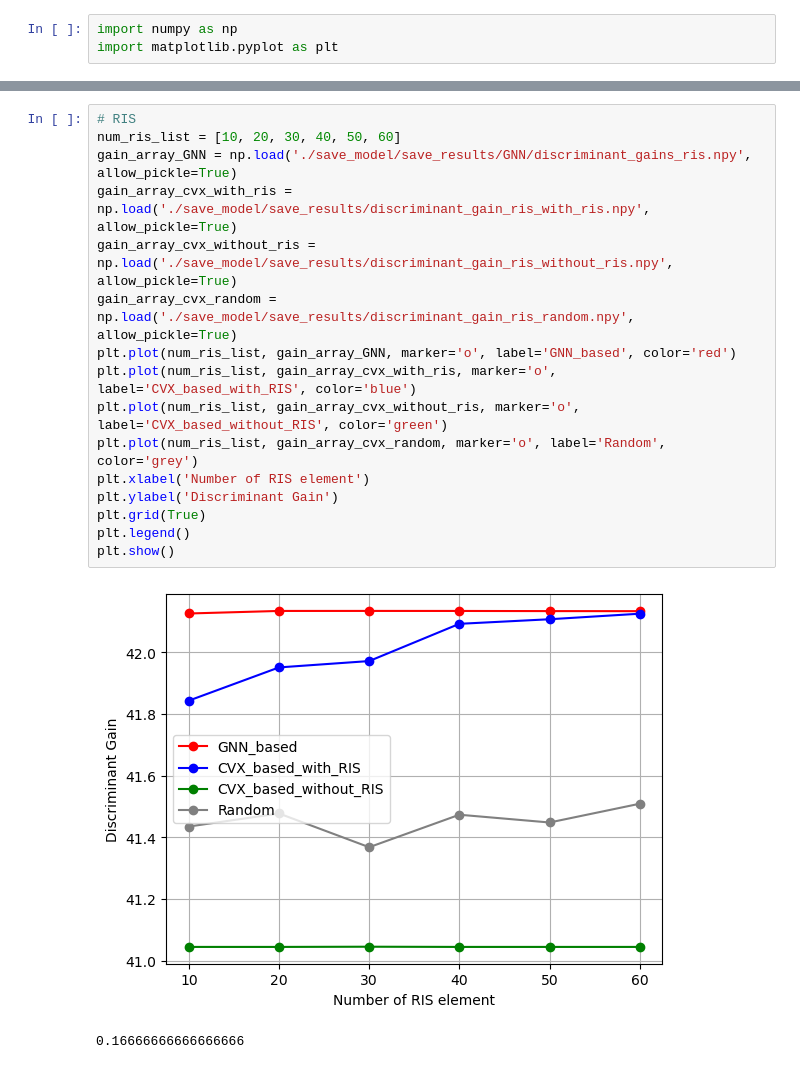
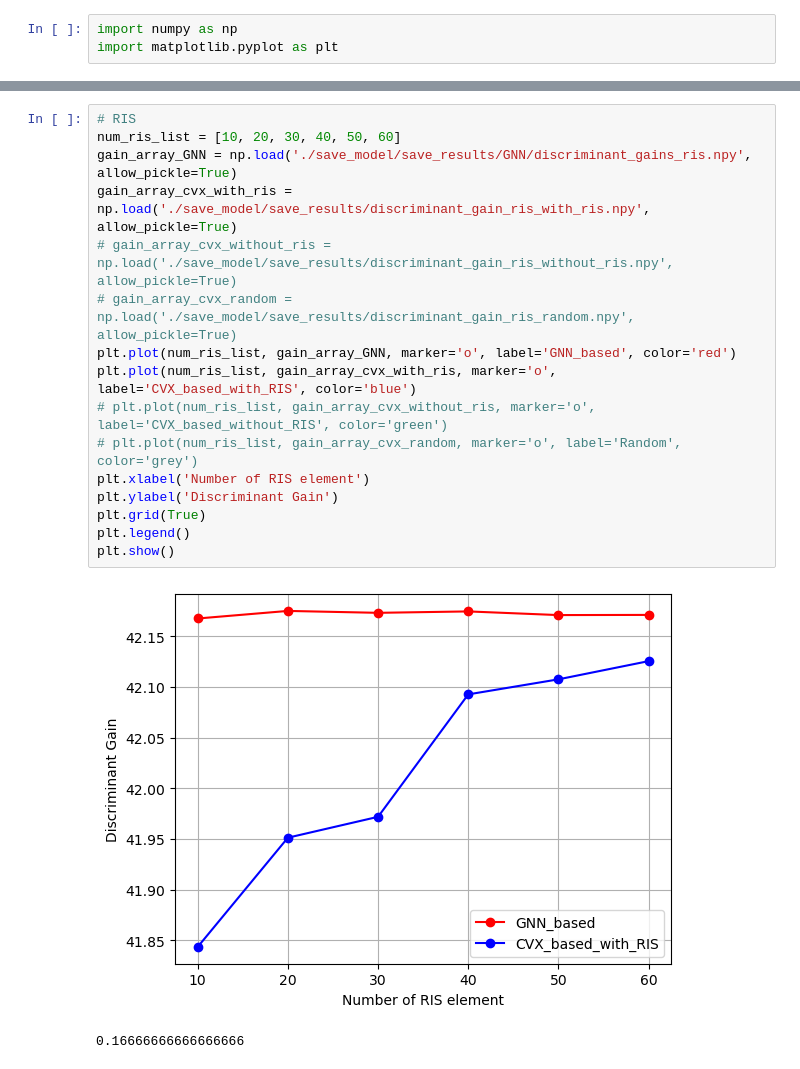
Before and after one commit to YuLong4/GNN-AirComp-RIS, a Jupyter notebook: drafts.ipynb, the cells around one changed output, grey strips where cells are left out. Saved outputs shown, nothing was run; the diff lists cells and outputs as text.

```diff
--- a/drafts.ipynb
+++ b/drafts.ipynb
@@ -40,21 +40,21 @@ plt.show()
 # %%
 # RIS
 num_ris_list = [10, 20, 30, 40, 50, 60]
 gain_array_GNN = np.load('./save_model/save_results/GNN/discriminant_gains_ris.npy', allow_pickle=True)
 gain_array_cvx_with_ris = np.load('./save_model/save_results/discriminant_gain_ris_with_ris.npy', allow_pickle=True)
-gain_array_cvx_without_ris = np.load('./save_model/save_results/discriminant_gain_ris_without_ris.npy', allow_pickle=True)
-gain_array_cvx_random = np.load('./save_model/save_results/discriminant_gain_ris_random.npy', allow_pickle=True)
+# gain_array_cvx_without_ris = np.load('./save_model/save_results/discriminant_gain_ris_without_ris.npy', allow_pickle=True)
+# gain_array_cvx_random = np.load('./save_model/save_results/discriminant_gain_ris_random.npy', allow_pickle=True)
 plt.plot(num_ris_list, gain_array_GNN, marker='o', label='GNN_based', color='red')
 plt.plot(num_ris_list, gain_array_cvx_with_ris, marker='o', label='CVX_based_with_RIS', color='blue')
-plt.plot(num_ris_list, gain_array_cvx_without_ris, marker='o', label='CVX_based_without_RIS', color='green')
-plt.plot(num_ris_list, gain_array_cvx_random, marker='o', label='Random', color='grey')
+# plt.plot(num_ris_list, gain_array_cvx_without_ris, marker='o', label='CVX_based_without_RIS', color='green')
+# plt.plot(num_ris_list, gain_array_cvx_random, marker='o', label='Random', color='grey')
 plt.xlabel('Number of RIS element')
 plt.ylabel('Discriminant Gain')
 plt.grid(True)
 plt.legend()
 plt.show()
 # %% [output]
-[figure, old version]
+[figure, new version]
 # %%
 # %% [output]
 0.16666666666666666
```
Also changed, not shown: parts of 2 cells of this notebook, 11 other files.
